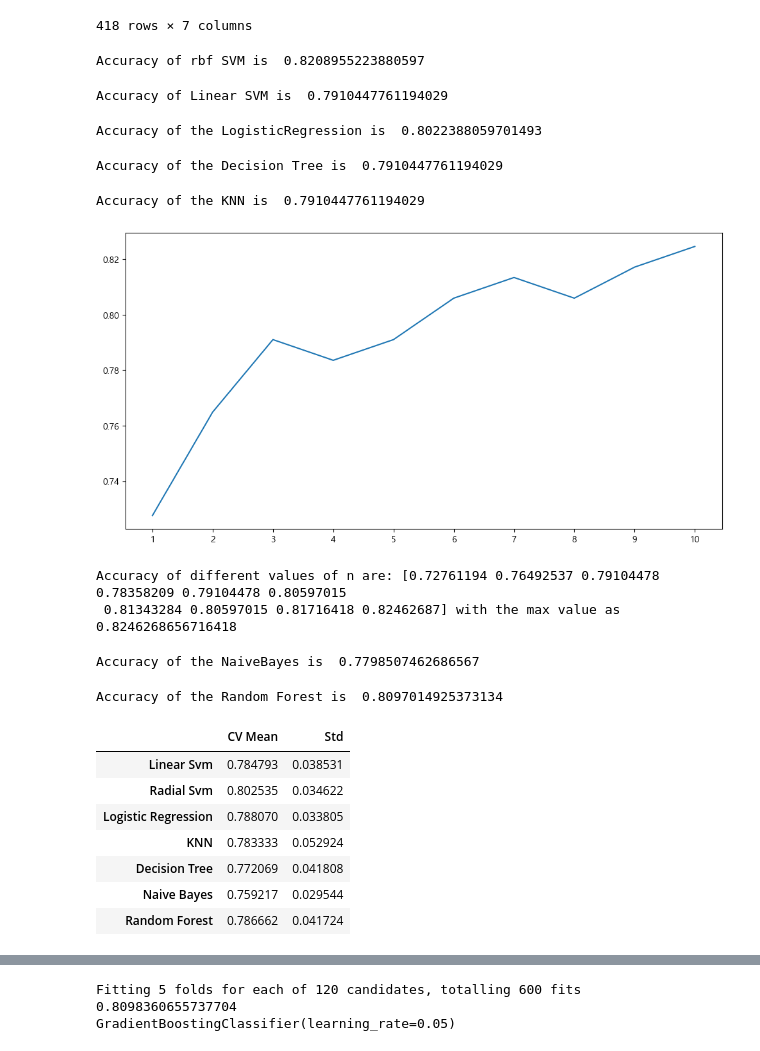
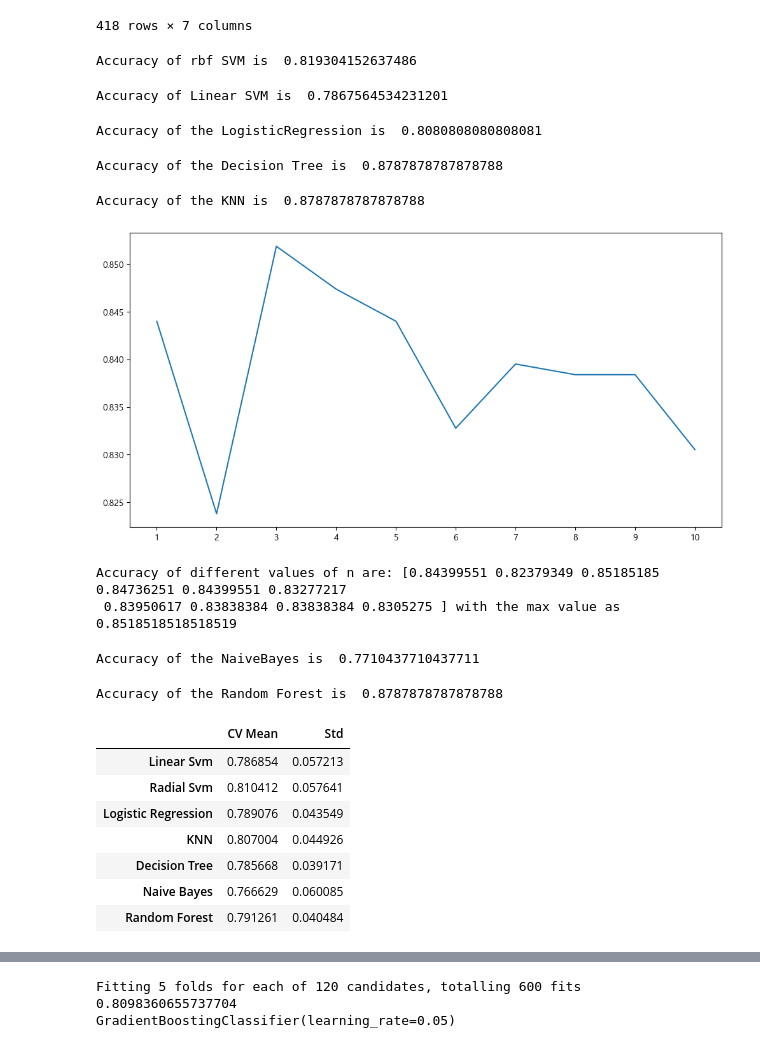
Before and after one commit to wpfkcm33/titanic, a Jupyter notebook: titanic_doowon.ipynb, the cells around one changed output, grey strips where cells are left out. Drawn from its saved outputs; the diff is of its cells as text; code cells hidden in the pictures.

```diff
--- a/titanic_doowon.ipynb
+++ b/titanic_doowon.ipynb
@@ -144,77 +160,77 @@ Y=train['Survived']
 # %%
 model=svm.SVC(kernel='rbf',C=1,gamma=0.1)
 model.fit(train_X,train_Y)
-prediction1=model.predict(test_X)
-print('Accuracy of rbf SVM is ',metrics.accuracy_score(prediction1,test_Y))
+prediction1=model.predict(train_X)
+print('Accuracy of rbf SVM is ',metrics.accuracy_score(prediction1,train_Y))
 # %% [output]
-Accuracy of rbf SVM is  0.8208955223880597
+Accuracy of rbf SVM is  0.819304152637486
 # %%
 model=svm.SVC(kernel='linear',C=0.1,gamma=0.1)
 model.fit(train_X,train_Y)
-prediction2=model.predict(test_X)
-print('Accuracy of Linear SVM is ',metrics.accuracy_score(prediction2,test_Y))
+prediction2=model.predict(train_X)
+print('Accuracy of Linear SVM is ',metrics.accuracy_score(prediction2,train_Y))
 # %% [output]
-Accuracy of Linear SVM is  0.7910447761194029
+Accuracy of Linear SVM is  0.7867564534231201
 # %%
 model=LogisticRegression()
 model.fit(train_X,train_Y)
-prediction3=model.predict(test_X)
-print('Accuracy of the LogisticRegression is ',metrics.accuracy_score(prediction3,test_Y))
+prediction3=model.predict(train_X)
+print('Accuracy of the LogisticRegression is ',metrics.accuracy_score(prediction3,train_Y))
 # %% [output]
-Accuracy of the LogisticRegression is  0.8022388059701493
+Accuracy of the LogisticRegression is  0.8080808080808081
 # %%
 model=DecisionTreeClassifier()
 model.fit(train_X,train_Y)
-prediction4=model.predict(test_X)
-print('Accuracy of the Decision Tree is ',metrics.accuracy_score(prediction4,test_Y))
+prediction4=model.predict(train_X)
+print('Accuracy of the Decision Tree is ',metrics.accuracy_score(prediction4,train_Y))
 # %% [output]
-Accuracy of the Decision Tree is  0.7910447761194029
+Accuracy of the Decision Tree is  0.8787878787878788
 # %%
 model=KNeighborsClassifier()
 model.fit(train_X,train_Y)
-prediction5=model.predict(test_X)
-print('Accuracy of the KNN is ',metrics.accuracy_score(prediction4,test_Y))
+prediction5=model.predict(train_X)
+print('Accuracy of the KNN is ',metrics.accuracy_score(prediction4,train_Y))
 # %% [output]
-Accuracy of the KNN is  0.7910447761194029
+Accuracy of the KNN is  0.8787878787878788
 # %%
 a_index = list(range(1, 11))
 a = []  # 빈 리스트로 초기화
 
 for i in range(1, 11):
     model = KNeighborsClassifier(n_neighbors=i)
     model.fit(train_X, train_Y)
-    prediction = model.predict(test_X)
-    accuracy = metrics.accuracy_score(prediction, test_Y)
+    prediction = model.predict(train_X)
+    accuracy = metrics.accuracy_score(prediction, train_Y)
     a.append(accuracy)  # 정확도를 리스트에 추가
 
 # 리스트를 Pandas Series로 변환
 a = pd.Series(a, index=a_index)
 
 plt.plot(a_index, a)
 plt.xticks(a_index)
 fig = plt.gcf()
 fig.set_size_inches(12, 6)
 plt.show()
 
 print('Accuracy of different values of n are:', a.values, 'with the max value as', a.values.max())
 # %% [output]
-[figure, old version]
+[figure, new version]
-Accuracy of different values of n are: [0.72761194 0.76492537 0.79104478 0.78358209 0.79104478 0.80597015
- 0.81343284 0.80597015 0.81716418 0.82462687] with the max value as 0.8246268656716418
+Accuracy of different values of n are: [0.84399551 0.82379349 0.85185185 0.84736251 0.84399551 0.83277217
+ 0.83950617 0.83838384 0.83838384 0.8305275 ] with the max value as 0.8518518518518519
 # %%
 model=GaussianNB()
 model.fit(train_X,train_Y)
-prediction6=model.predict(test_X)
-print('Accuracy of the NaiveBayes is ',metrics.accuracy_score(prediction6,test_Y))
+prediction6=model.predict(train_X)
+print('Accuracy of the NaiveBayes is ',metrics.accuracy_score(prediction6,train_Y))
 # %% [output]
-Accuracy of the NaiveBayes is  0.7798507462686567
+Accuracy of the NaiveBayes is  0.7710437710437711
 # %%
 model=RandomForestClassifier(n_estimators=100)
 model.fit(train_X,train_Y)
-prediction7=model.predict(test_X)
-print('Accuracy of the Random Forest is ',metrics.accuracy_score(prediction7,test_Y))
+prediction7=model.predict(train_X)
+print('Accuracy of the Random Forest is ',metrics.accuracy_score(prediction7,train_Y))
 # %% [output]
-Accuracy of the Random Forest is  0.8097014925373134
+Accuracy of the Random Forest is  0.8787878787878788
 # %%
 from sklearn.model_selection import KFold
 from sklearn.model_selection import cross_val_score
@@ -236,13 +252,13 @@ new_models_dataframe2=pd.DataFrame({'CV Mean':xyz,'Std':std},index=classifiers)
 new_models_dataframe2
 # %% [output]
 |  | CV Mean | Std |
-| Linear Svm | 0.784793 | 0.038531 |
-| Radial Svm | 0.802535 | 0.034622 |
-| Logistic Regression | 0.788070 | 0.033805 |
-| KNN | 0.783333 | 0.052924 |
-| Decision Tree | 0.772069 | 0.041808 |
-| Naive Bayes | 0.759217 | 0.029544 |
-| Random Forest | 0.786662 | 0.041724 |
+| Linear Svm | 0.786854 | 0.057213 |
+| Radial Svm | 0.810412 | 0.057641 |
+| Logistic Regression | 0.789076 | 0.043549 |
+| KNN | 0.807004 | 0.044926 |
+| Decision Tree | 0.785668 | 0.039171 |
+| Naive Bayes | 0.766629 | 0.060085 |
+| Random Forest | 0.791261 | 0.040484 |
 # %%
 plt.subplots(figsize=(12,6))
 box=pd.DataFrame(accuracy,index=[classifiers])
```
Also changed, not shown: parts of 19 cells of this notebook.
